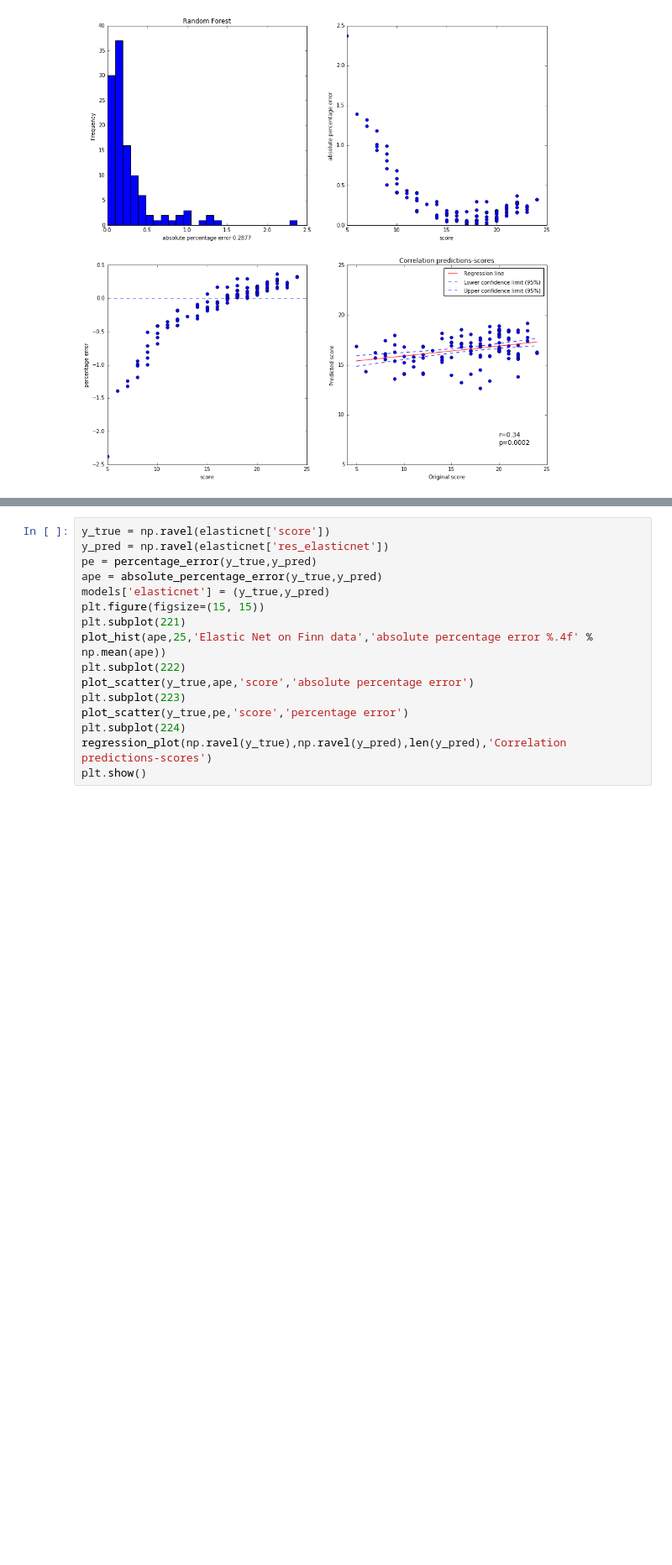
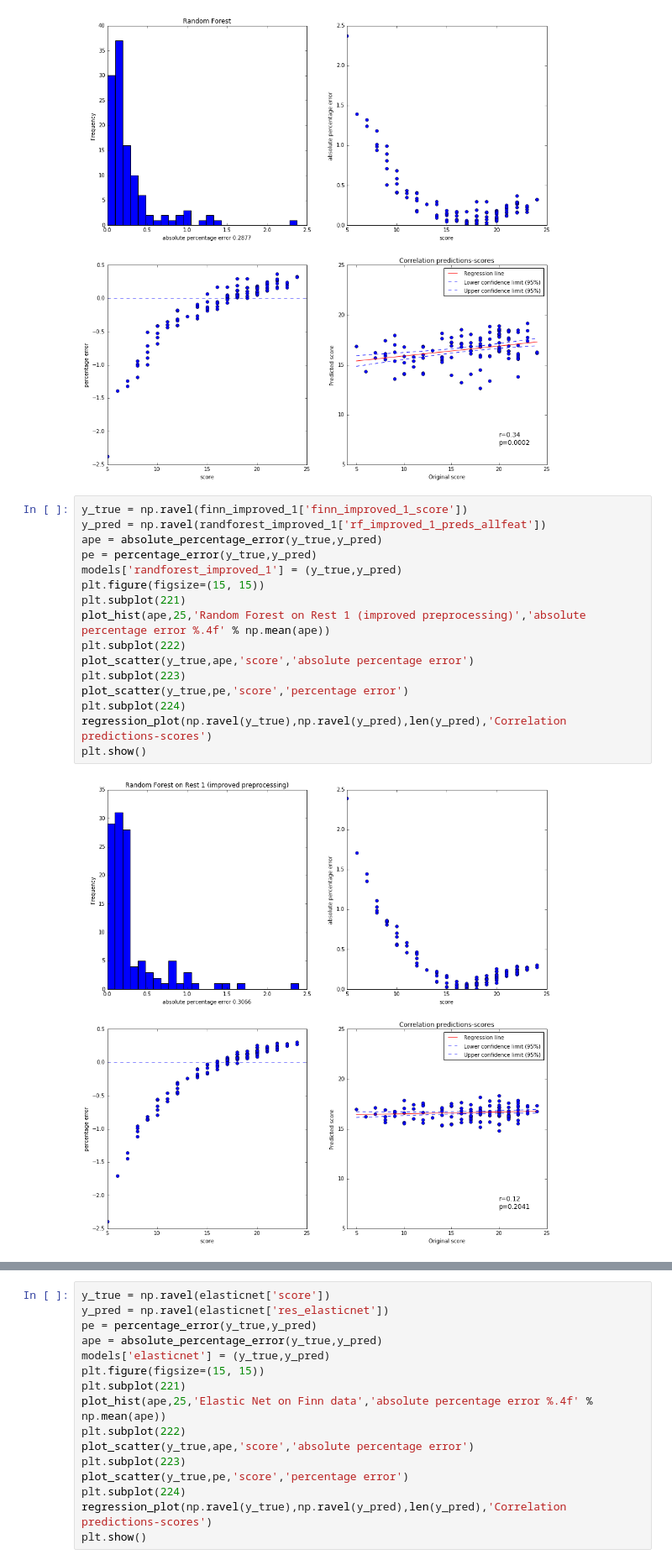
Before and after one commit to paola-g/iq_prediction, a Jupyter notebook: comparison.ipynb, the cells around one changed output, grey strips where cells are left out. Shown at 84% size. Saved outputs shown, nothing was run; the diff lists cells and outputs as text; blank space fills up the shorter version.

Commit message:
added results, ordered plots

```diff
--- a/comparison.ipynb
+++ b/comparison.ipynb
@@ -378,3 +377,21 @@ regression_plot(np.ravel(y_true),np.ravel(y_pred),len(y_pred),'Correlation predi
 plt.show()
 # %% [output]
 [figure]
+# %%
+y_true = np.ravel(finn_improved_1['finn_improved_1_score'])
+y_pred = np.ravel(randforest_improved_1['rf_improved_1_preds_allfeat'])
+ape = absolute_percentage_error(y_true,y_pred)
+pe = percentage_error(y_true,y_pred)
+models['randforest_improved_1'] = (y_true,y_pred)
+plt.figure(figsize=(15, 15))
+plt.subplot(221)
+plot_hist(ape,25,'Random Forest on Rest 1 (improved preprocessing)','absolute percentage error %.4f' % np.mean(ape))
+plt.subplot(222)
+plot_scatter(y_true,ape,'score','absolute percentage error')
+plt.subplot(223)
+plot_scatter(y_true,pe,'score','percentage error')
+plt.subplot(224)
+regression_plot(np.ravel(y_true),np.ravel(y_pred),len(y_pred),'Correlation predictions-scores')
+plt.show()
+# %% [output]
+[figure, added]
```
Also changed, not shown: parts of 11 cells of this notebook.
